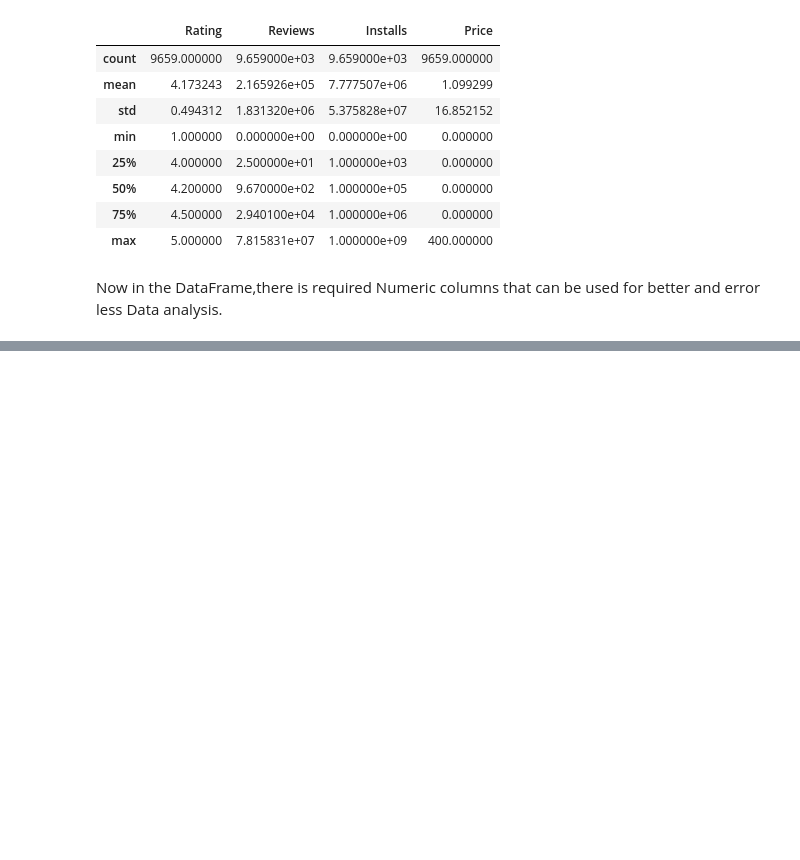
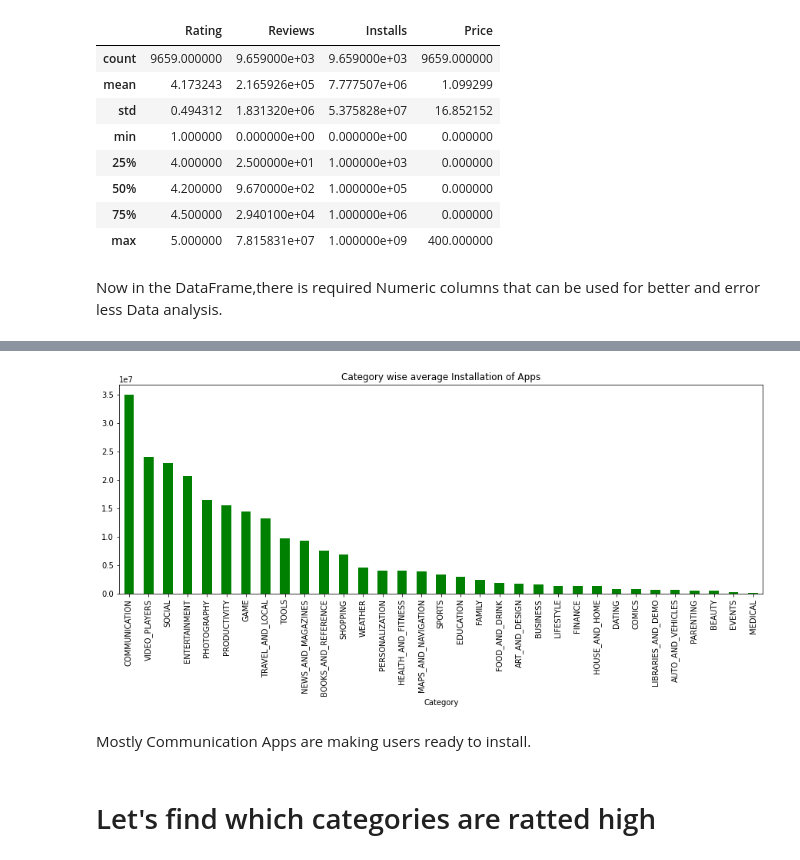
Before and after one commit to sarojsahu123/EDA-on-Play-Store-App-Review, a Jupyter notebook: Play_Store_App_Review_Analysis_Capstone_Project_Solution.ipynb, the cells around one changed output, grey strips where cells are left out. Drawn from its saved outputs; the diff is of its cells as text; code cells hidden in the pictures; blank space fills up the shorter version.

```diff
--- a/Play_Store_App_Review_Analysis_Capstone_Project_Solution.ipynb
+++ b/Play_Store_App_Review_Analysis_Capstone_Project_Solution.ipynb
@@ -299,0 +414,3 @@ Now in the DataFrame,there is required Numeric columns that can be used for bett
+# %%
+app_category_avg_install=df.groupby('Category')['Installs'].mean().sort_values(ascending=False)
+app_category_avg_install
@@ -299,0 +435,9 @@ Now in the DataFrame,there is required Numeric columns that can be used for bett
+# %%
+app_category_avg_install.plot(kind='bar',color='g',linewidth=0.3)
+plt.title('Category wise average Installation of Apps');
+# %% [output]
+[figure, added]
+# %% [markdown]
+Mostly Communication Apps are making users ready to install.
+# %% [markdown]
+# Let's find which categories are ratted high
```
Also changed, not shown: parts of 19 cells of this notebook.
